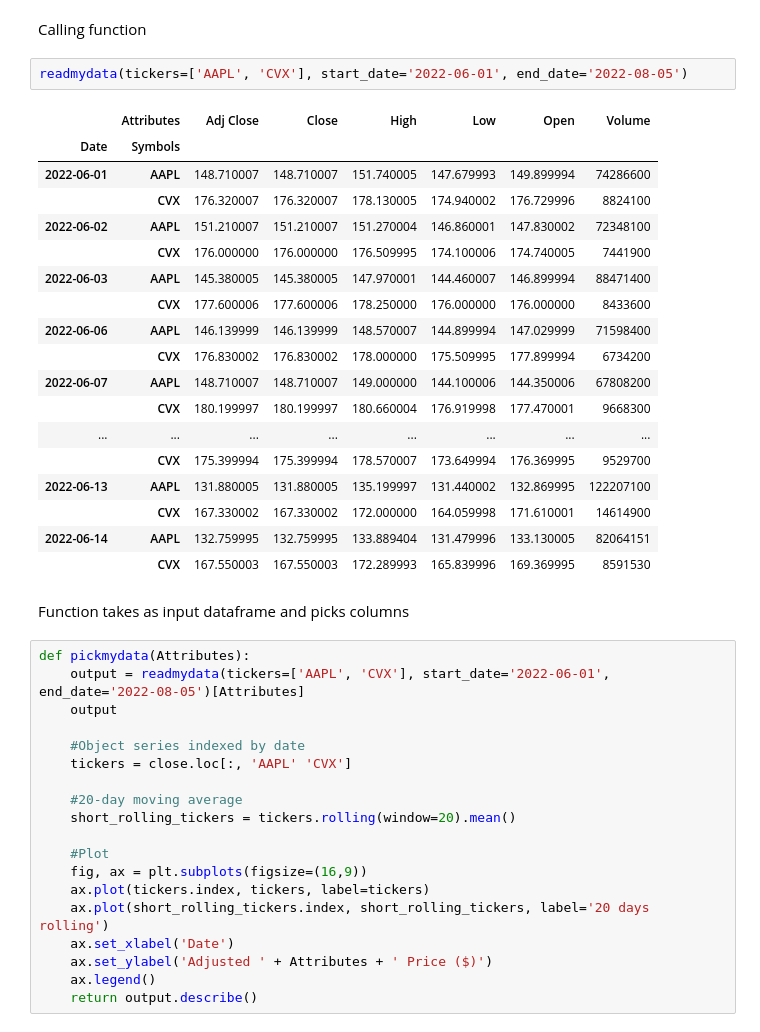
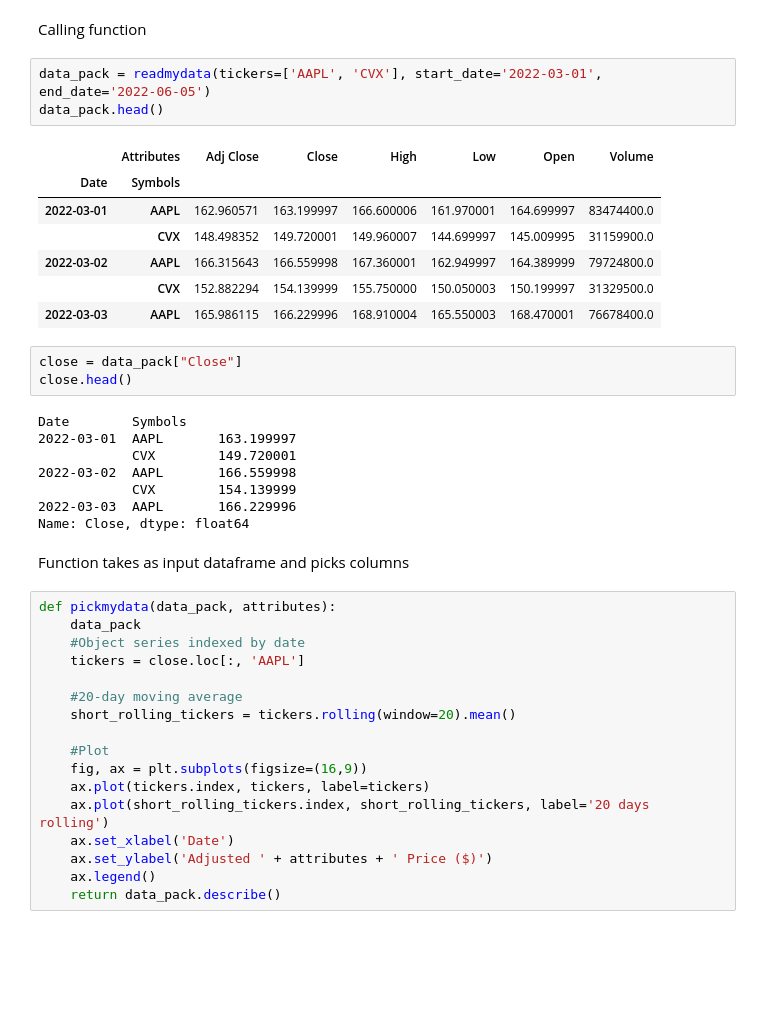
Before and after one commit to BeyeA/Stock-Market-Data-Science, a Jupyter notebook: Stock Analysis.ipynb, the cells around one changed output. Cells and saved outputs as stored; diff of their text form; blank space fills up the shorter version.

```diff
--- a/Stock Analysis.ipynb
+++ b/Stock Analysis.ipynb
@@ -22,35 +22,34 @@ def readmydata(tickers, start_date, end_date):
 # %% [markdown]
 Calling function
 # %%
-readmydata(tickers=['AAPL', 'CVX'], start_date='2022-06-01', end_date='2022-08-05')
+data_pack = readmydata(tickers=['AAPL', 'CVX'], start_date='2022-03-01', end_date='2022-06-05')
+data_pack.head()
 # %% [output]
 |  | Attributes | Adj Close | Close | High | Low | Open | Volume |
 | Date | Symbols |  |  |  |  |  |  |
-| 2022-06-01 | AAPL | 148.710007 | 148.710007 | 151.740005 | 147.679993 | 149.899994 | 74286600 |
-|  | CVX | 176.320007 | 176.320007 | 178.130005 | 174.940002 | 176.729996 | 8824100 |
-| 2022-06-02 | AAPL | 151.210007 | 151.210007 | 151.270004 | 146.860001 | 147.830002 | 72348100 |
-|  | CVX | 176.000000 | 176.000000 | 176.509995 | 174.100006 | 174.740005 | 7441900 |
-| 2022-06-03 | AAPL | 145.380005 | 145.380005 | 147.970001 | 144.460007 | 146.899994 | 88471400 |
-|  | CVX | 177.600006 | 177.600006 | 178.250000 | 176.000000 | 176.000000 | 8433600 |
-| 2022-06-06 | AAPL | 146.139999 | 146.139999 | 148.570007 | 144.899994 | 147.029999 | 71598400 |
-|  | CVX | 176.830002 | 176.830002 | 178.000000 | 175.509995 | 177.899994 | 6734200 |
-| 2022-06-07 | AAPL | 148.710007 | 148.710007 | 149.000000 | 144.100006 | 144.350006 | 67808200 |
-|  | CVX | 180.199997 | 180.199997 | 180.660004 | 176.919998 | 177.470001 | 9668300 |
-| ... | ... | ... | ... | ... | ... | ... | ... |
-|  | CVX | 175.399994 | 175.399994 | 178.570007 | 173.649994 | 176.369995 | 9529700 |
-| 2022-06-13 | AAPL | 131.880005 | 131.880005 | 135.199997 | 131.440002 | 132.869995 | 122207100 |
-|  | CVX | 167.330002 | 167.330002 | 172.000000 | 164.059998 | 171.610001 | 14614900 |
-| 2022-06-14 | AAPL | 132.759995 | 132.759995 | 133.889404 | 131.479996 | 133.130005 | 82064151 |
-|  | CVX | 167.550003 | 167.550003 | 172.289993 | 165.839996 | 169.369995 | 8591530 |
+| 2022-03-01 | AAPL | 162.960571 | 163.199997 | 166.600006 | 161.970001 | 164.699997 | 83474400.0 |
+|  | CVX | 148.498352 | 149.720001 | 149.960007 | 144.699997 | 145.009995 | 31159900.0 |
+| 2022-03-02 | AAPL | 166.315643 | 166.559998 | 167.360001 | 162.949997 | 164.389999 | 79724800.0 |
+|  | CVX | 152.882294 | 154.139999 | 155.750000 | 150.050003 | 150.199997 | 31329500.0 |
+| 2022-03-03 | AAPL | 165.986115 | 166.229996 | 168.910004 | 165.550003 | 168.470001 | 76678400.0 |
+# %%
+close = data_pack["Close"]
+close.head()
+# %% [output]
+Date        Symbols
+2022-03-01  AAPL       163.199997
+            CVX        149.720001
+2022-03-02  AAPL       166.559998
+            CVX        154.139999
+2022-03-03  AAPL       166.229996
+Name: Close, dtype: float64
 # %% [markdown]
 Function takes as input dataframe and picks columns
 # %%
-def pickmydata(Attributes):
-    output = readmydata(tickers=['AAPL', 'CVX'], start_date='2022-06-01', end_date='2022-08-05')[Attributes]
-    output
-
+def pickmydata(data_pack, attributes):
+    data_pack
     #Object series indexed by date
-    tickers = close.loc[:, 'AAPL' 'CVX']
+    tickers = close.loc[:, 'AAPL']
 
     #20-day moving average
     short_rolling_tickers = tickers.rolling(window=20).mean()
@@ -60,7 +59,7 @@ def pickmydata(Attributes):
     ax.plot(tickers.index, tickers, label=tickers)
     ax.plot(short_rolling_tickers.index, short_rolling_tickers, label='20 days rolling')
     ax.set_xlabel('Date')
-    ax.set_ylabel('Adjusted ' + Attributes + ' Price ($)')
+    ax.set_ylabel('Adjusted ' + attributes + ' Price ($)')
     ax.legend()
-    return output.describe()
+    return data_pack.describe()
 # %%
```
Also changed, not shown: parts of 1 cell of this notebook.
